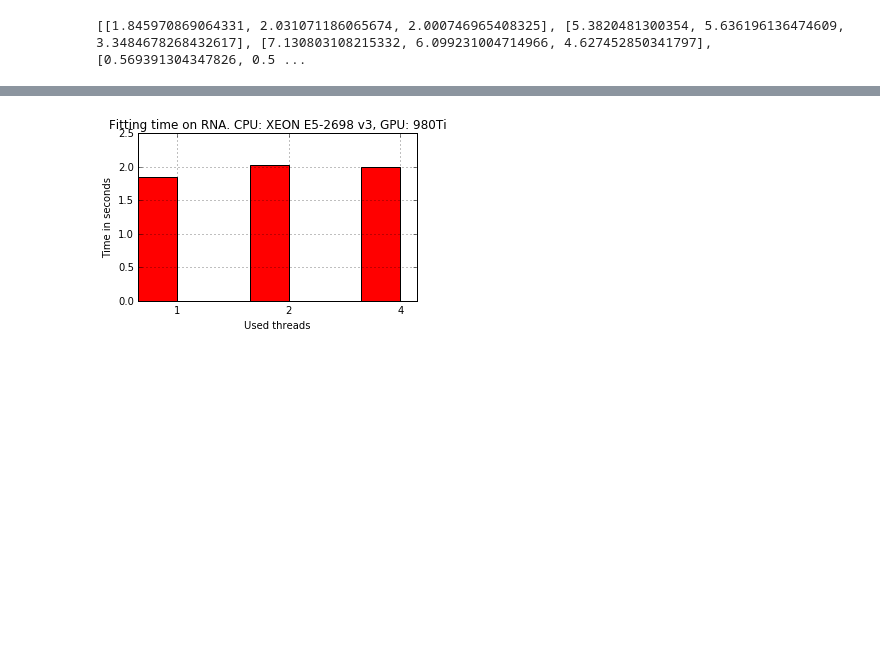
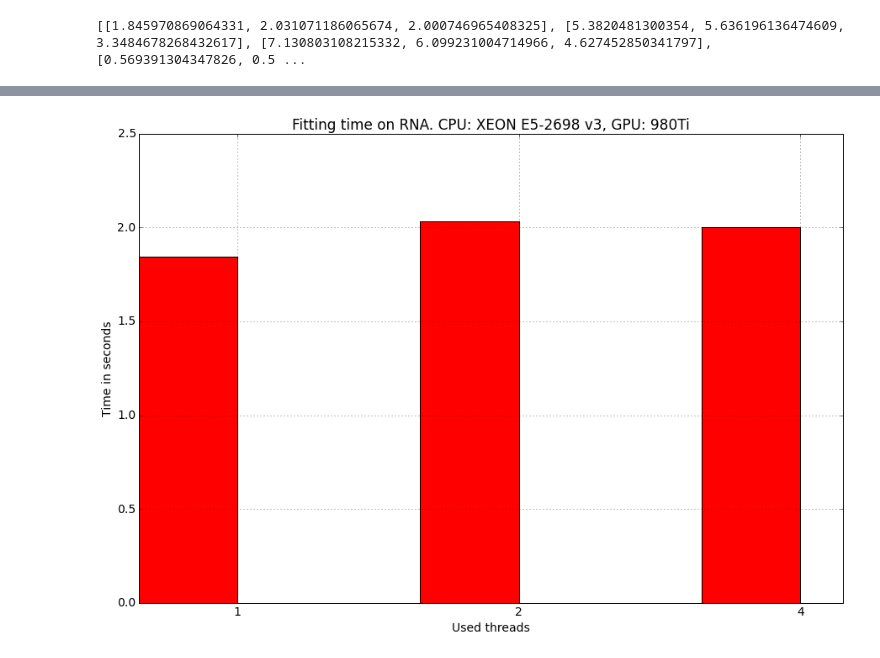
Before and after one commit to joachimwolff/sparse-neighbors-search, a Jupyter notebook: example/CPU scalability.ipynb, the cells around one changed output, grey strips where cells are left out. Drawn from its saved outputs; the diff is of its cells as text; code cells hidden in the pictures; blank space fills up the shorter version.

```diff
--- a/example/CPU scalability.ipynb
+++ b/example/CPU scalability.ipynb
@@ -357,6 +363,8 @@ cpu_gpu_scalability_XEON_gpu_rna = measureCpuScalability_Gpu(datasetRNA, minHash
 print cpu_gpu_scalability_XEON_gpu_rna
 # %% [output]
 [[1.845970869064331, 2.031071186065674, 2.000746965408325], [5.3820481300354, 5.636196136474609, 3.3484678268432617], [7.130803108215332, 6.099231004714966, 4.627452850341797], [0.569391304347826, 0.5 ...
+# %%
+cpu_gpu_scalability_XEON_gpu_rna = [[1.845970869064331, 2.031071186065674, 2.000746965408325], [5.3820481300354, 5.636196136474609, 3.3484678268432617], [7.130803108215332, 6.099231004714966, 4.627452850341797], [0.569391304347826, 0.5680434782608695, 0.5705217391304348]]
 # %%
 plotData(data=cpu_gpu_scalability_XEON_gpu_rna[1:3], color=["r", "b"], label=["sklearn", "MinHash"],
         xticks=["1", "2", "4"], ylabel="Time in seconds", number_of_instances=3,
@@ -367,9 +375,9 @@ plotData(data=cpu_gpu_scalability_XEON_gpu_rna[1:3], color=["r", "b"], label=["s
 # %%
 plotDataBenchmark(data=cpu_gpu_scalability_XEON_gpu_rna[0], color=["r"],
          label=[],
         xticks=["1", "2", "4"],
-         ylabel="Time in seconds", number_of_instances=3, bar_width=0.35, figure_size=(5, 3),
+         ylabel="Time in seconds", number_of_instances=3, bar_width=0.35, figure_size=(15, 10),
         xlabel="Used threads", log = False,
          number_of_features=1, title='Fitting time on RNA. CPU: XEON E5-2698 v3, GPU: 980Ti')
 # %% [output]
-[figure, old version]
+[figure, new version]
```
Also changed, not shown: parts of 12 cells of this notebook, 10 other files.
